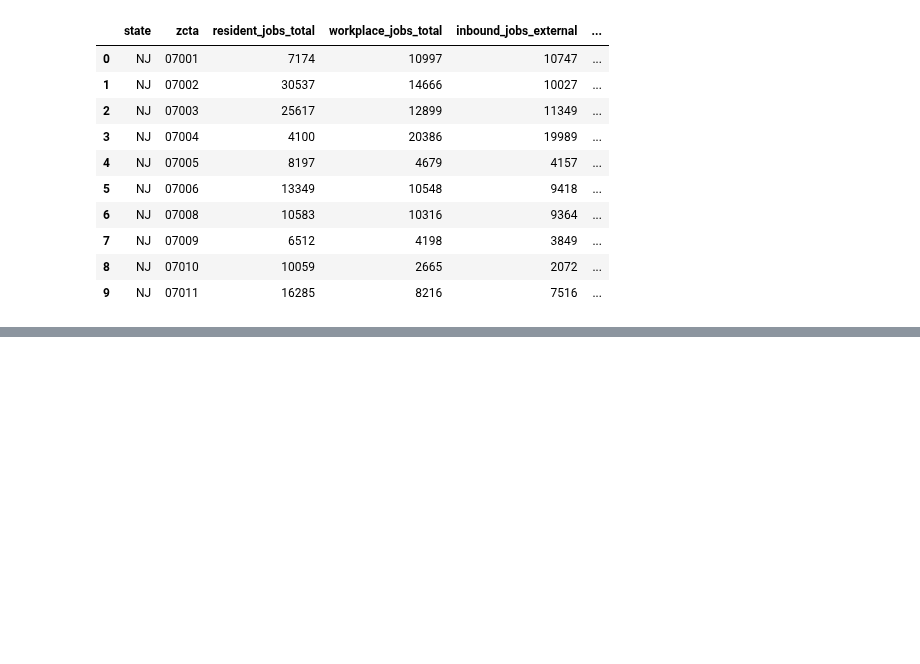
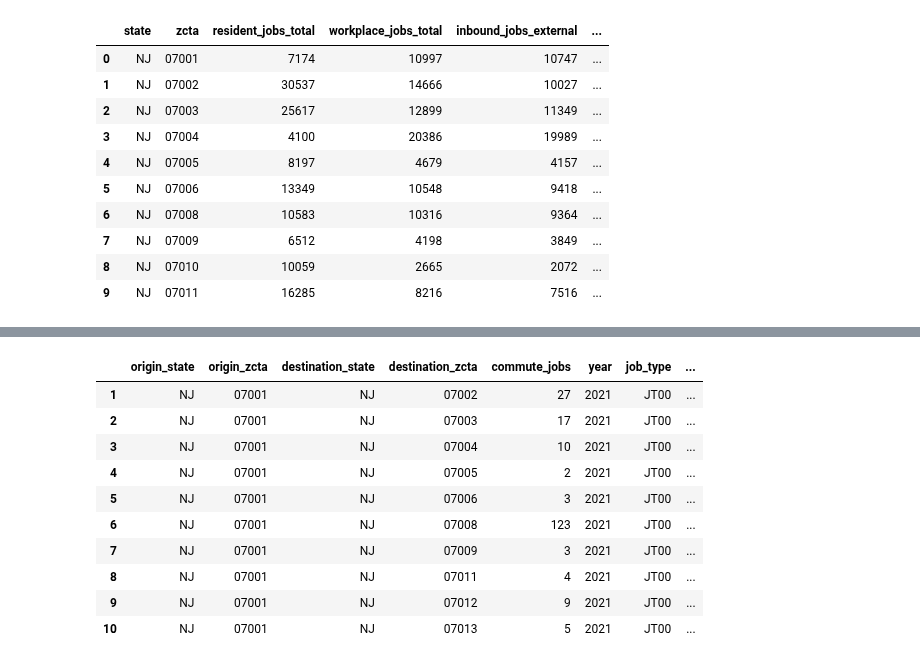
Before and after one commit to luweikun19950110/practicum-project, a Jupyter notebook: 03_njny_commute_processing.ipynb, the cells around one changed output, grey strips where cells are left out. Saved outputs shown, nothing was run; the diff lists cells and outputs as text; code cells hidden in the pictures; blank space fills up the shorter version.

Commit message:
Add inbound and outbound commuting weights

```diff
--- a/03_njny_commute_processing.ipynb
+++ b/03_njny_commute_processing.ipynb
@@ -179,3 +179,74 @@ dtype: int64
 | 7 | NJ | 07009 | 6512 | 4198 | 3849 | ... |
 | 8 | NJ | 07010 | 10059 | 2665 | 2072 | ... |
 | 9 | NJ | 07011 | 16285 | 8216 | 7516 | ... |
+# %%
+from pathlib import Path
+import pandas as pd
+import numpy as np
+
+OUTPUT = Path.cwd() / "njny_commute_outputs"
+
+# Read the flow table and preserve leading zeros in ZCTA identifiers.
+flows = pd.read_csv(
+    OUTPUT / "njny_commute_zcta_flows_2021.csv",
+    dtype={
+        "origin_state": "string",
+        "origin_zcta": "string",
+        "destination_state": "string",
+        "destination_zcta": "string"
+    }
+)
+
+# Exclude connections within the same state–ZCTA.
+# The original flow table remains unchanged.
+is_internal = (
+    flows["origin_state"].eq(flows["destination_state"])
+    & flows["origin_zcta"].eq(flows["destination_zcta"])
+)
+
+weights = flows.loc[~is_internal].copy()
+
+# Calculate total external inbound jobs for each destination.
+inbound_total = weights.groupby(
+    ["destination_state", "destination_zcta"]
+)["commute_jobs"].transform("sum")
+
+# Calculate total external outbound jobs for each origin.
+outbound_total = weights.groupby(
+    ["origin_state", "origin_zcta"]
+)["commute_jobs"].transform("sum")
+
+# Confirm that all denominators are positive.
+assert inbound_total.gt(0).all()
+assert outbound_total.gt(0).all()
+
+# Inbound weight: this connection's share of the destination's external inflow.
+weights["inbound_weight"] = weights["commute_jobs"] / inbound_total
+
+# Outbound weight: this connection's share of the origin's external outflow.
+weights["outbound_weight"] = weights["commute_jobs"] / outbound_total
+
+# Check that inbound weights sum to 1 for each destination.
+inbound_check = weights.groupby(
+    ["destination_state", "destination_zcta"]
+)["inbound_weight"].sum()
+
+# Check that outbound weights sum to 1 for each origin.
+outbound_check = weights.groupby(
+    ["origin_state", "origin_zcta"]
+)["outbound_weight"].sum()
+
+assert np.allclose(inbound_check, 1)
+assert np.allclose(outbound_check, 1)
+
+# Save the weights as a new file.
+weights.to_csv(
+    OUTPUT / "njny_commute_zcta_weights_2021.csv",
+    index=False,
+    encoding="utf-8-sig"
+)
+
+print("Number of connections between different regions:", len(weights))
+print("Both weight checks passed. Output file saved.")
+display(weights.head(10))
+# %% [output]
@@ -181,0 +255,11 @@ dtype: int64
+|  | origin_state | origin_zcta | destination_state | destination_zcta | commute_jobs | year | job_type | ... |
+| 1 | NJ | 07001 | NJ | 07002 | 27 | 2021 | JT00 | ... |
+| 2 | NJ | 07001 | NJ | 07003 | 17 | 2021 | JT00 | ... |
+| 3 | NJ | 07001 | NJ | 07004 | 10 | 2021 | JT00 | ... |
+| 4 | NJ | 07001 | NJ | 07005 | 2 | 2021 | JT00 | ... |
+| 5 | NJ | 07001 | NJ | 07006 | 3 | 2021 | JT00 | ... |
+| 6 | NJ | 07001 | NJ | 07008 | 123 | 2021 | JT00 | ... |
+| 7 | NJ | 07001 | NJ | 07009 | 3 | 2021 | JT00 | ... |
+| 8 | NJ | 07001 | NJ | 07011 | 4 | 2021 | JT00 | ... |
+| 9 | NJ | 07001 | NJ | 07012 | 9 | 2021 | JT00 | ... |
+| 10 | NJ | 07001 | NJ | 07013 | 5 | 2021 | JT00 | ... |
```
Also changed, not shown: parts of 1 cell of this notebook, 1 other file.
